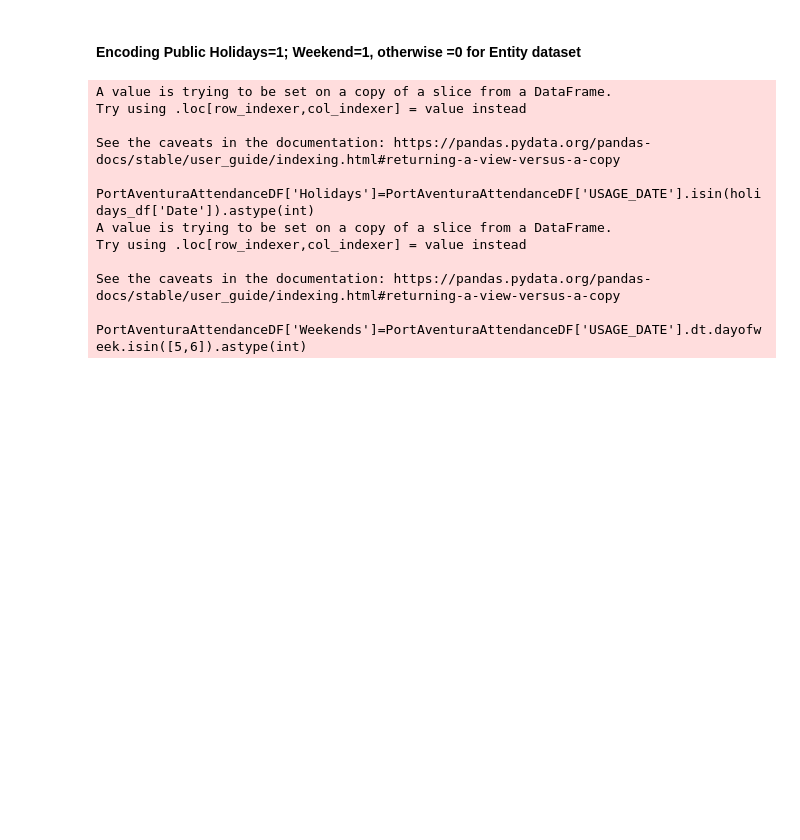
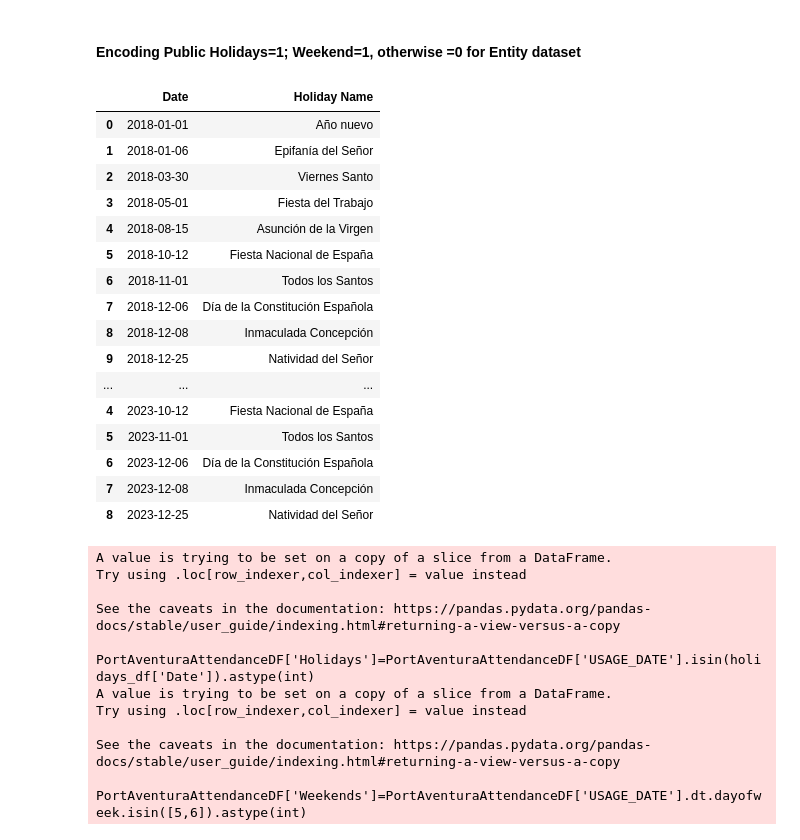
Before and after one commit to heyisvivian/Theme-Park-Endless-Line, a Jupyter notebook: Waiting Time Prediction.ipynb, the cells around one changed output. Cells and saved outputs as stored; diff of their text form; code cells hidden in the pictures; blank space fills up the shorter version.

```diff
--- a/Waiting Time Prediction.ipynb
+++ b/Waiting Time Prediction.ipynb
@@ -110,6 +121,26 @@ holidays23_df = pd.DataFrame(list(holidays23.items()), columns=['Date', 'Holiday
 
 #add those df together
 holidays_df = pd.concat([holidays18_df, holidays19_df, holidays20_df, holidays21_df, holidays22_df, holidays23_df])
+# %%
+holidays_df
+# %% [output]
+|  | Date | Holiday Name |
+| 0 | 2018-01-01 | Año nuevo |
+| 1 | 2018-01-06 | Epifanía del Señor |
+| 2 | 2018-03-30 | Viernes Santo |
+| 3 | 2018-05-01 | Fiesta del Trabajo |
+| 4 | 2018-08-15 | Asunción de la Virgen |
+| 5 | 2018-10-12 | Fiesta Nacional de España |
+| 6 | 2018-11-01 | Todos los Santos |
+| 7 | 2018-12-06 | Día de la Constitución Española |
+| 8 | 2018-12-08 | Inmaculada Concepción |
+| 9 | 2018-12-25 | Natividad del Señor |
+| ... | ... | ... |
+| 4 | 2023-10-12 | Fiesta Nacional de España |
+| 5 | 2023-11-01 | Todos los Santos |
+| 6 | 2023-12-06 | Día de la Constitución Española |
+| 7 | 2023-12-08 | Inmaculada Concepción |
+| 8 | 2023-12-25 | Natividad del Señor |
 # %%
 # Add an Holidays column for attendance , if is holiday ==1, otherwise ==0
 PortAventuraAttendanceDF['Holidays']=PortAventuraAttendanceDF['USAGE_DATE'].isin(holidays_df['Date']).astype(int)
```
Also changed, not shown: parts of 6 cells of this notebook.
